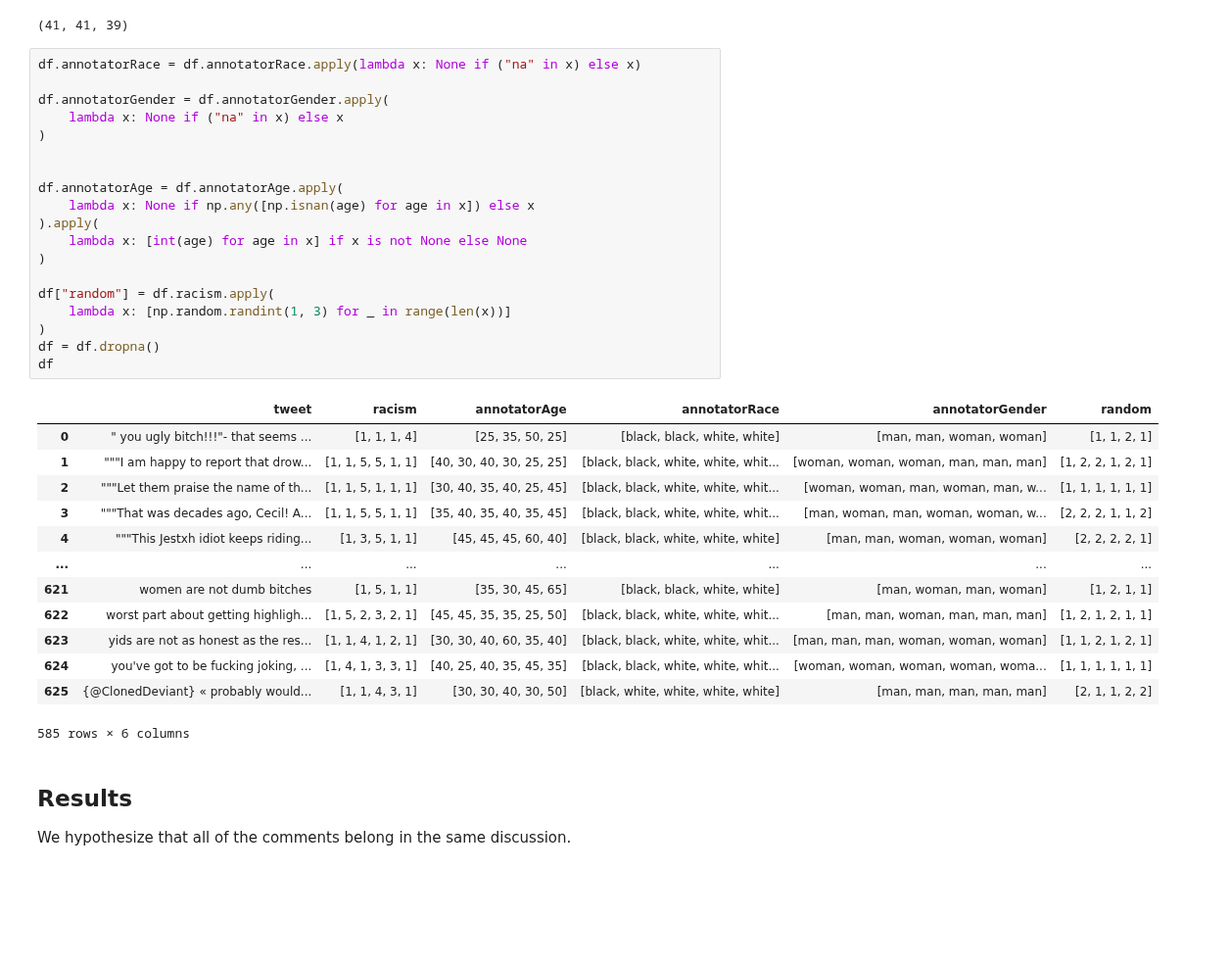
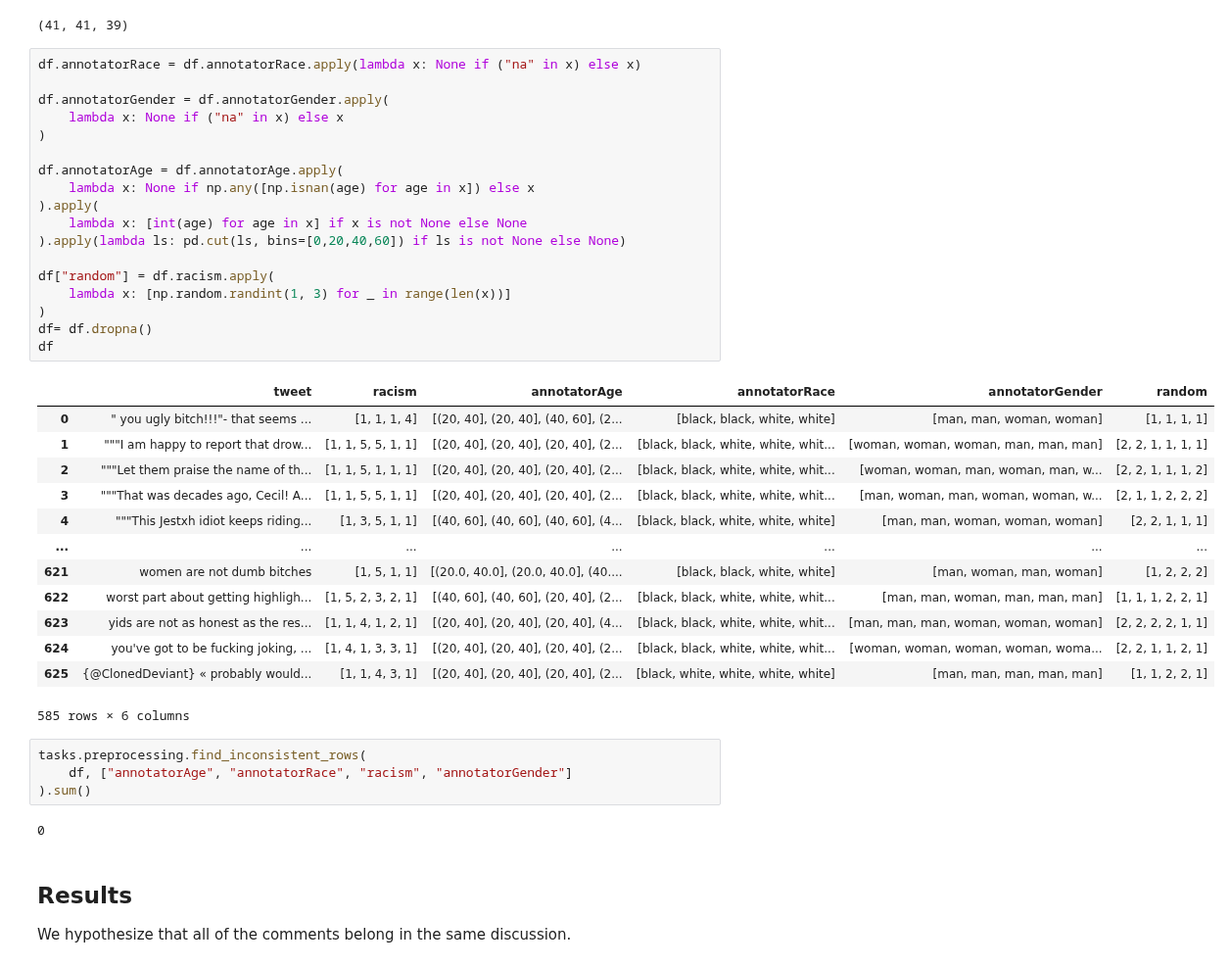
Before and after one commit to dimits-ts/aposteriori-unimodality, a Jupyter notebook: notebooks/real_life.ipynb, the cells around one changed output. Shown at 98% size. Drawn from its saved outputs; the diff is of its cells as text; blank space fills up the shorter version.

Commit message:
reinstate inconsistent rows function

```diff
--- a/notebooks/real_life.ipynb
+++ b/notebooks/real_life.ipynb
@@ -76,36 +80,41 @@ nan_age.sum(), nan_race.sum(), nan_gender.sum()
 # %%
 df.annotatorRace = df.annotatorRace.apply(lambda x: None if ("na" in x) else x)
 
 df.annotatorGender = df.annotatorGender.apply(
     lambda x: None if ("na" in x) else x
 )
 
-
 df.annotatorAge = df.annotatorAge.apply(
     lambda x: None if np.any([np.isnan(age) for age in x]) else x
 ).apply(
     lambda x: [int(age) for age in x] if x is not None else None
-)
+).apply(lambda ls: pd.cut(ls, bins=[0,20,40,60]) if ls is not None else None)
 
 df["random"] = df.racism.apply(
     lambda x: [np.random.randint(1, 3) for _ in range(len(x))]
 )
-df = df.dropna()
+df= df.dropna()
 df
 # %% [output]
 |  | tweet | racism | annotatorAge | annotatorRace | annotatorGender | random |
-| 0 | " you ugly bitch!!!"- that seems ... | [1, 1, 1, 4] | [25, 35, 50, 25] | [black, black, white, white] | [man, man, woman, woman] | [1, 1, 2, 1] |
-| 1 | """I am happy to report that drow... | [1, 1, 5, 5, 1, 1] | [40, 30, 40, 30, 25, 25] | [black, black, white, white, whit... | [woman, woman, woman, man, man, man] | [1, 2, 2, 1, 2, 1] |
-| 2 | """Let them praise the name of th... | [1, 1, 5, 1, 1, 1] | [30, 40, 35, 40, 25, 45] | [black, black, white, white, whit... | [woman, woman, man, woman, man, w... | [1, 1, 1, 1, 1, 1] |
-| 3 | """That was decades ago, Cecil! A... | [1, 1, 5, 5, 1, 1] | [35, 40, 35, 40, 35, 45] | [black, black, white, white, whit... | [man, woman, man, woman, woman, w... | [2, 2, 2, 1, 1, 2] |
-| 4 | """This Jestxh idiot keeps riding... | [1, 3, 5, 1, 1] | [45, 45, 45, 60, 40] | [black, black, white, white, white] | [man, man, woman, woman, woman] | [2, 2, 2, 2, 1] |
+| 0 | " you ugly bitch!!!"- that seems ... | [1, 1, 1, 4] | [(20, 40], (20, 40], (40, 60], (2... | [black, black, white, white] | [man, man, woman, woman] | [1, 1, 1, 1] |
+| 1 | """I am happy to report that drow... | [1, 1, 5, 5, 1, 1] | [(20, 40], (20, 40], (20, 40], (2... | [black, black, white, white, whit... | [woman, woman, woman, man, man, man] | [2, 2, 1, 1, 1, 1] |
+| 2 | """Let them praise the name of th... | [1, 1, 5, 1, 1, 1] | [(20, 40], (20, 40], (20, 40], (2... | [black, black, white, white, whit... | [woman, woman, man, woman, man, w... | [2, 2, 1, 1, 1, 2] |
+| 3 | """That was decades ago, Cecil! A... | [1, 1, 5, 5, 1, 1] | [(20, 40], (20, 40], (20, 40], (2... | [black, black, white, white, whit... | [man, woman, man, woman, woman, w... | [2, 1, 1, 2, 2, 2] |
+| 4 | """This Jestxh idiot keeps riding... | [1, 3, 5, 1, 1] | [(40, 60], (40, 60], (40, 60], (4... | [black, black, white, white, white] | [man, man, woman, woman, woman] | [2, 2, 1, 1, 1] |
 | ... | ... | ... | ... | ... | ... | ... |
-| 621 | women are not dumb bitches | [1, 5, 1, 1] | [35, 30, 45, 65] | [black, black, white, white] | [man, woman, man, woman] | [1, 2, 1, 1] |
-| 622 | worst part about getting highligh... | [1, 5, 2, 3, 2, 1] | [45, 45, 35, 35, 25, 50] | [black, black, white, white, whit... | [man, man, woman, man, man, man] | [1, 2, 1, 2, 1, 1] |
-| 623 | yids are not as honest as the res... | [1, 1, 4, 1, 2, 1] | [30, 30, 40, 60, 35, 40] | [black, black, white, white, whit... | [man, man, man, woman, woman, woman] | [1, 1, 2, 1, 2, 1] |
-| 624 | you've got to be fucking joking, ... | [1, 4, 1, 3, 3, 1] | [40, 25, 40, 35, 45, 35] | [black, black, white, white, whit... | [woman, woman, woman, woman, woma... | [1, 1, 1, 1, 1, 1] |
-| 625 | {@ClonedDeviant} « probably would... | [1, 1, 4, 3, 1] | [30, 30, 40, 30, 50] | [black, white, white, white, white] | [man, man, man, man, man] | [2, 1, 1, 2, 2] |
+| 621 | women are not dumb bitches | [1, 5, 1, 1] | [(20.0, 40.0], (20.0, 40.0], (40.... | [black, black, white, white] | [man, woman, man, woman] | [1, 2, 2, 2] |
+| 622 | worst part about getting highligh... | [1, 5, 2, 3, 2, 1] | [(40, 60], (40, 60], (20, 40], (2... | [black, black, white, white, whit... | [man, man, woman, man, man, man] | [1, 1, 1, 2, 2, 1] |
+| 623 | yids are not as honest as the res... | [1, 1, 4, 1, 2, 1] | [(20, 40], (20, 40], (20, 40], (4... | [black, black, white, white, whit... | [man, man, man, woman, woman, woman] | [2, 2, 2, 2, 1, 1] |
+| 624 | you've got to be fucking joking, ... | [1, 4, 1, 3, 3, 1] | [(20, 40], (20, 40], (20, 40], (2... | [black, black, white, white, whit... | [woman, woman, woman, woman, woma... | [2, 2, 1, 1, 2, 1] |
+| 625 | {@ClonedDeviant} « probably would... | [1, 1, 4, 3, 1] | [(20, 40], (20, 40], (20, 40], (2... | [black, white, white, white, white] | [man, man, man, man, man] | [1, 1, 2, 2, 1] |
 585 rows × 6 columns
+# %%
+tasks.preprocessing.find_inconsistent_rows(
+    df, ["annotatorAge", "annotatorRace", "racism", "annotatorGender"]
+).sum()
+# %% [output]
+0
 # %% [markdown]
 ## Results
 
```
Also changed, not shown: parts of 4 cells of this notebook, 5 other files.
